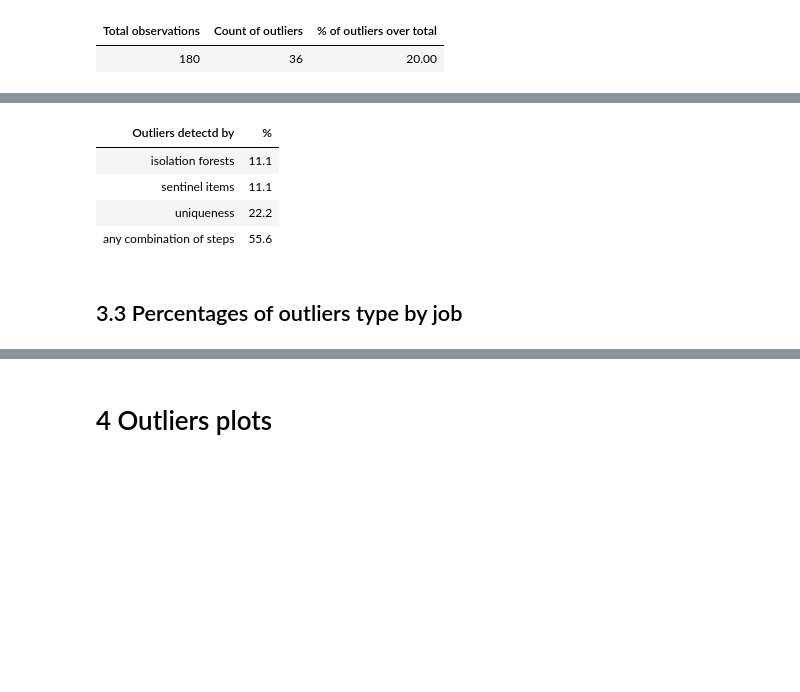
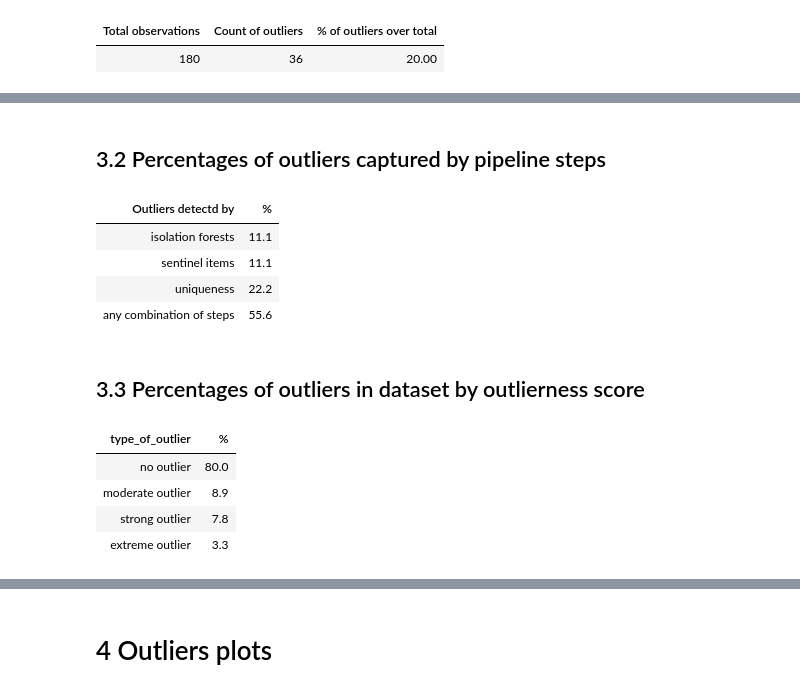
Before and after one commit to alkaest2002/mhsc, a Jupyter notebook: analysis.ipynb, the cells around one changed output, grey strips where cells are left out. Saved outputs shown, nothing was run; the diff lists cells and outputs as text; code cells hidden in the pictures; blank space fills up the shorter version.

```diff
--- a/analysis.ipynb
+++ b/analysis.ipynb
@@ -393,3 +351,5 @@ type_of_outlier = pd.Series(
+# %% [markdown]
+## 3.2 Percentages of outliers captured by pipeline steps
 # %%
 outliers_columns = df.filter(regex="outlier_").columns.to_list()
 
@@ -426,5 +386,5 @@ strategy = [
 | sentinel items | 11.1 |
 | uniqueness | 22.2 |
 | any combination of steps | 55.6 |
-# %% [markdown]
-## 3.3  Percentages of outliers type by job
+# %% [markdown]
+## 3.3 Percentages of outliers in dataset by outlierness score
@@ -430,0 +399,35 @@ strategy = [
+# %%
+# select outlier columns (except missing, as in our dataset there are no profiles with missing items)
+outliers_columns = df.filter(regex="outlier_(?!missing)").columns.to_list()
+
+# compute outliers data
+outliers_data = (df[outliers_columns]
+        .value_counts(normalize=True)
+        .to_frame()
+        .iloc[1:]
+        .reset_index(drop=False))
+
+outlier_scores = df.pivot_table(index=outliers_columns, values="bio_gender", aggfunc=np.size)\
+    .reset_index(drop=False)
+
+(
+    (outlier_scores
+        .sort_values(by=outliers_columns)
+        .assign(type_of_outlier=
+                lambda x: x.clip(-1,0).sum(axis=1).astype(str).apply(lambda y:type_of_outlier[y])
+        )
+        .groupby("type_of_outlier")[["bio_gender"]].sum() / df.shape[0]
+    )
+    .reindex(["no outlier", "moderate outlier","strong outlier","extreme outlier"])
+    .reset_index(drop=False)
+    .rename(columns={"index":"Type of outlier", "bio_gender": "%"})
+    .style
+        .hide()
+        .format(lambda x: round(x*100, 1), subset=["%"])
+)
+# %% [output]
+| type_of_outlier | % |
+| no outlier | 80.0 |
+| moderate outlier | 8.9 |
+| strong outlier | 7.8 |
+| extreme outlier | 3.3 |
```
Also changed, not shown: parts of 24 cells of this notebook, 1 other file.
